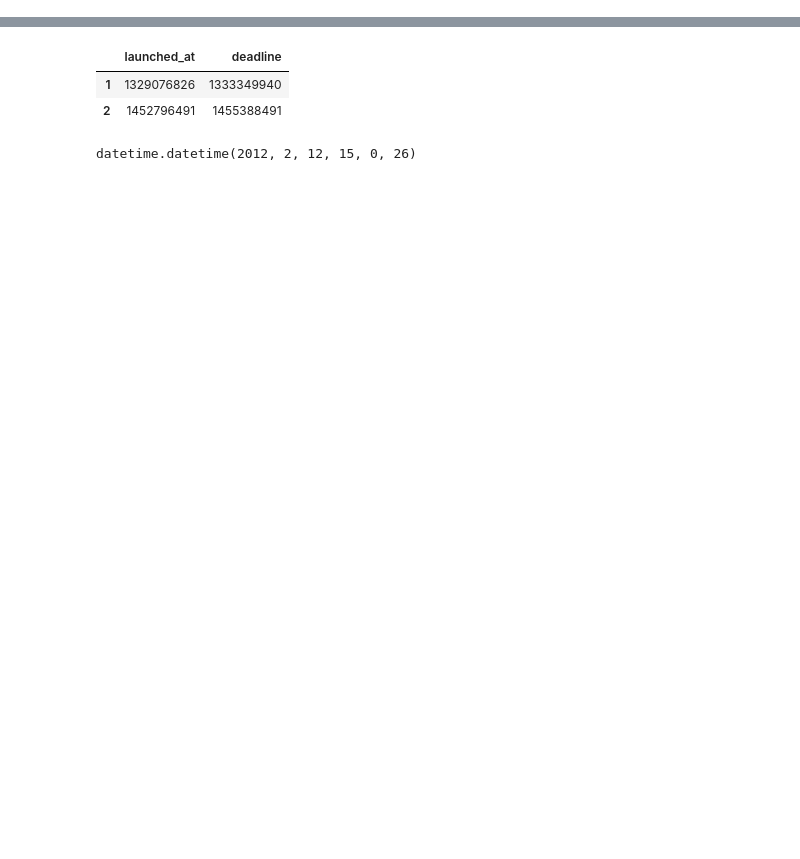
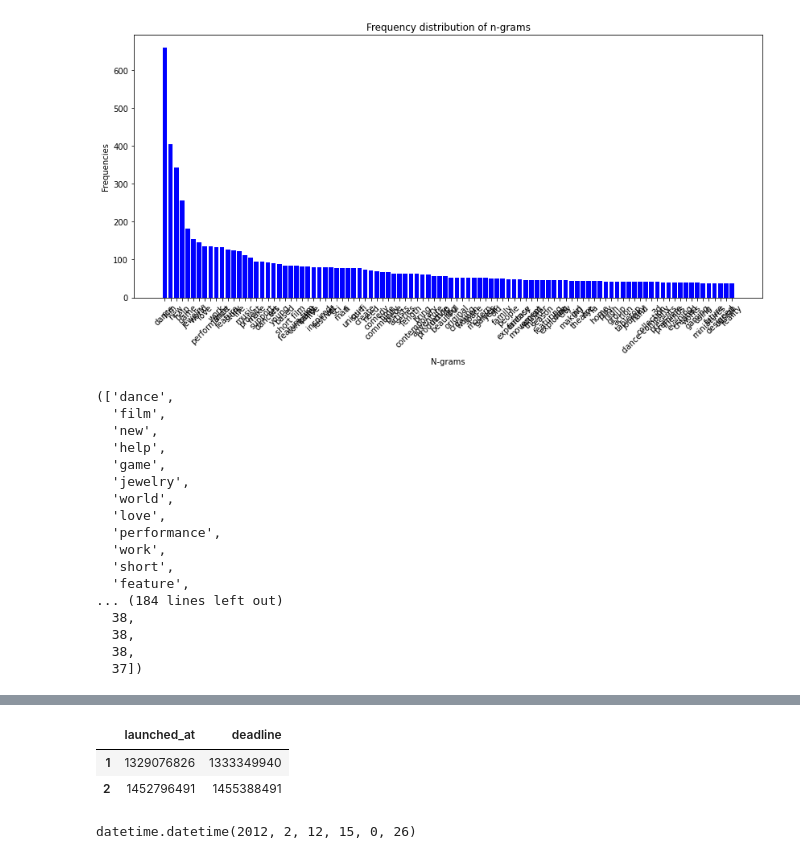
Before and after one commit to PTPT-Kickstarter1/Backend, a Jupyter notebook: model.ipynb, the cells around one changed output, grey strips where cells are left out. Saved outputs shown, nothing was run; the diff lists cells and outputs as text; code cells hidden in the pictures; blank space fills up the shorter version.

```diff
--- a/model.ipynb
+++ b/model.ipynb
@@ -39,0 +32,26 @@ X_train.head()
+# %%
+train_blurb = df_train['blurb']
+
+plot_frequency_distribution_of_ngrams(train_blurb,
+                                          ngram_range=(1, 2),
+                                          num_ngrams=100,
+                                          title='Frequency distribution of n-grams')
+# %% [output]
+[figure, added]
+(['dance',
+  'film',
+  'new',
+  'help',
+  'game',
+  'jewelry',
+  'world',
+  'love',
+  'performance',
+  'work',
+  'short',
+  'feature',
+... (184 lines left out)
+  38,
+  38,
+  38,
+  37])
```
Also changed, not shown: parts of 4 cells of this notebook, 4 other files.
